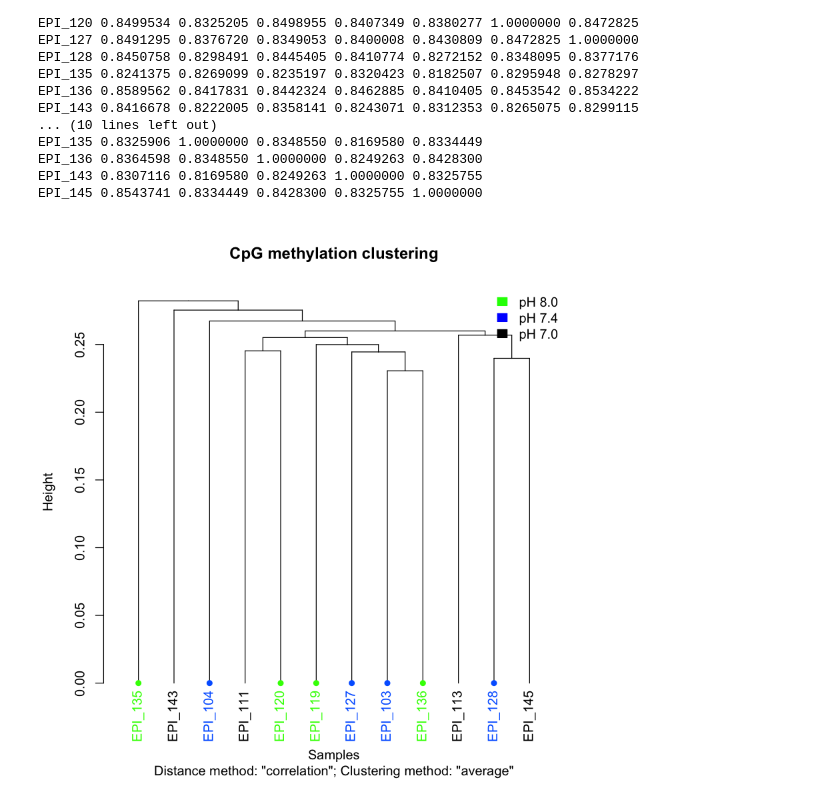
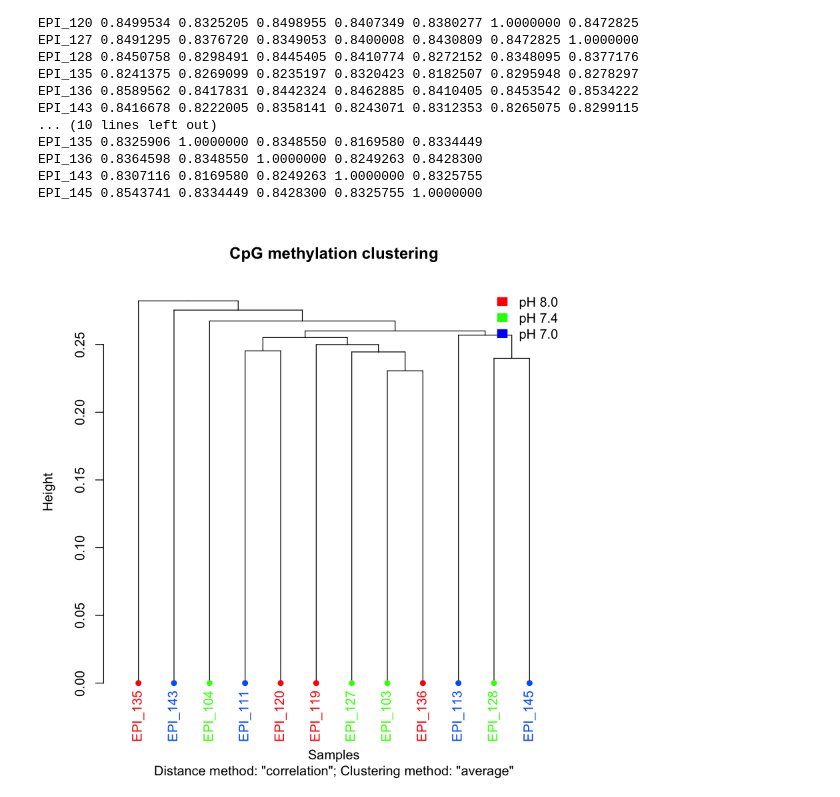
Before and after one commit to hputnam/project_juvenile_geoduck_OA, a Jupyter notebook: Notebooks/Geoduck_Day10_Meth_Clust.ipynb, the cells around one changed output. Saved outputs shown, nothing was run; the diff lists cells and outputs as text; code cells hidden in the pictures.

```diff
--- a/Notebooks/Geoduck_Day10_Meth_Clust.ipynb
+++ b/Notebooks/Geoduck_Day10_Meth_Clust.ipynb
@@ -142,7 +142,7 @@ sample.id
 [[12]]
 [1] "EPI_145"
 # %%
-treatment <- c(2, 2, 3, 3, 1, 1, 2, 2, 1, 1, 3, 3)
+treatment <- c(1, 1, 2, 2, 0, 0, 1, 1, 0, 0, 2, 2)
 # %%
 treatment
 # %% [output]
@@ -227,11 +227,11 @@ EPI_143 0.8307116 0.8169580 0.8249263 1.0000000 0.8325755
 EPI_145 0.8543741 0.8334449 0.8428300 0.8325755 1.0000000
 # %%
 Clusters <- clusterSamples(meth, dist="correlation", method="average", plot=T)
-cols <- c("green","blue","black")
+cols <- c("red","green","blue")
 legend("topright", legend = c("pH 8.0","pH 7.4", "pH 7.0"),
        fill = cols, border = cols, bty = "n")
 # %% [output]
-[figure, old version]
+[figure, new version]
 # %%
 PCA <-PCASamples(meth, scale=T, center=T)
 legend("topright", legend = c("pH 8.0","pH 7.4", "pH 7.0"),
```
Also changed, not shown: parts of 2 cells of this notebook.
